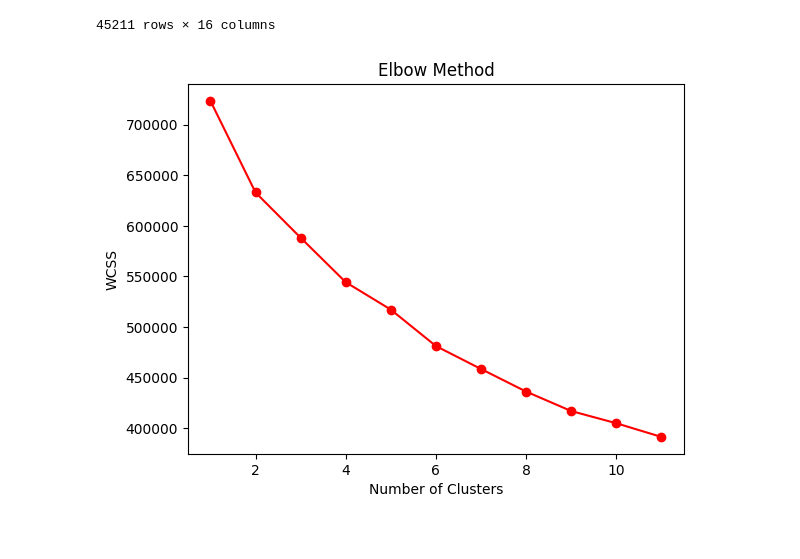
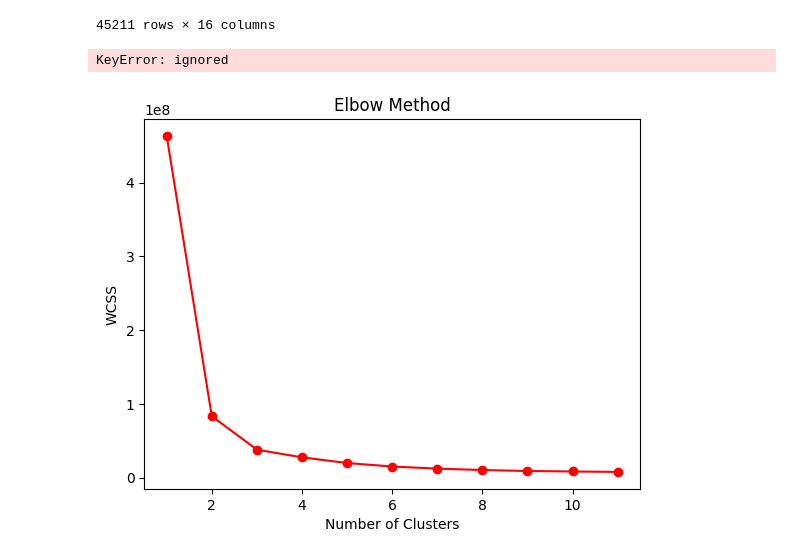
Before and after one commit to kayodeolusanya/Nexus-Bank-Customer-Segmentation-Project, a Jupyter notebook: Nexus_Bank_Customer_Segmentation_Project.ipynb, the cells around one changed output. Drawn from its saved outputs; the diff is of its cells as text; code cells hidden in the pictures.

```diff
--- a/Nexus_Bank_Customer_Segmentation_Project.ipynb
+++ b/Nexus_Bank_Customer_Segmentation_Project.ipynb
@@ -373,14 +370,28 @@ scaled_df = scalar.fit_transform(ml_df)
+# %%
+# Normalizing the data
+scaler = MinMaxScaler()
+
+ml_df['scaled_balance'] = scaler.fit_transform(ml_df['balance'].values.reshape(-1,1))
+ml_df["Scaled_duration"] = scaler.fit_transform(ml_df['duration'].values.reshape(-1,1))
+ml_df["Scaled_pdays"] = scaler.fit_transform(ml_df['pdays'].values.reshape(-1,1))
+
+ml_df.drop('balance', axis=1, inplace=True)
+ml_df.drop('duration', axis=1, inplace=True)
+ml_df.drop('pdays', axis=1, inplace=True)
+ml_df
+# %% [output]
+KeyError: ignored
 # %%
 # Determining the numbers of clusters
 wcss = []
 for i in range(1,12):
   kmeans = KMeans(n_clusters=i, init='k-means++', random_state=42)
-  kmeans.fit(scaled_df)
+  kmeans.fit(ml_df)
   wcss.append(kmeans.inertia_)
 plt.plot(range(1,12), wcss, color='red', marker='o')
 plt.title('Elbow Method')
 plt.xlabel('Number of Clusters')
 plt.ylabel('WCSS')
 plt.show()
 # %% [output]
-[figure, old version]
+[figure, new version]
```
Also changed, not shown: parts of 3 cells of this notebook.
